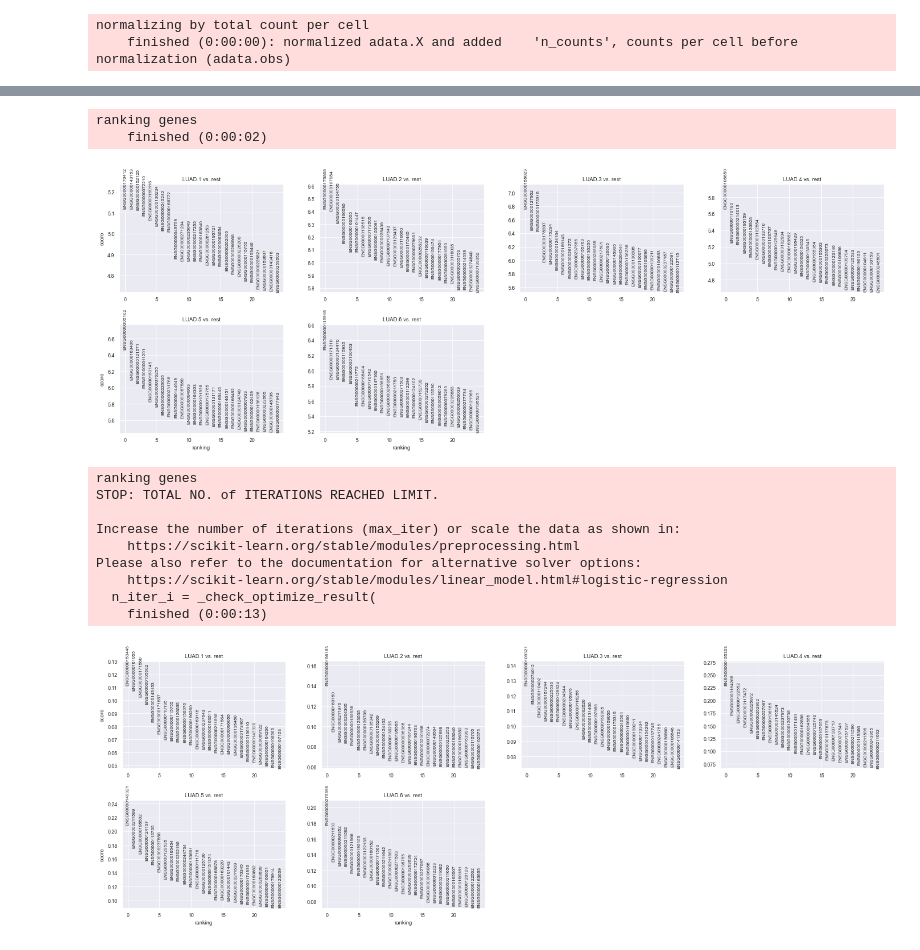
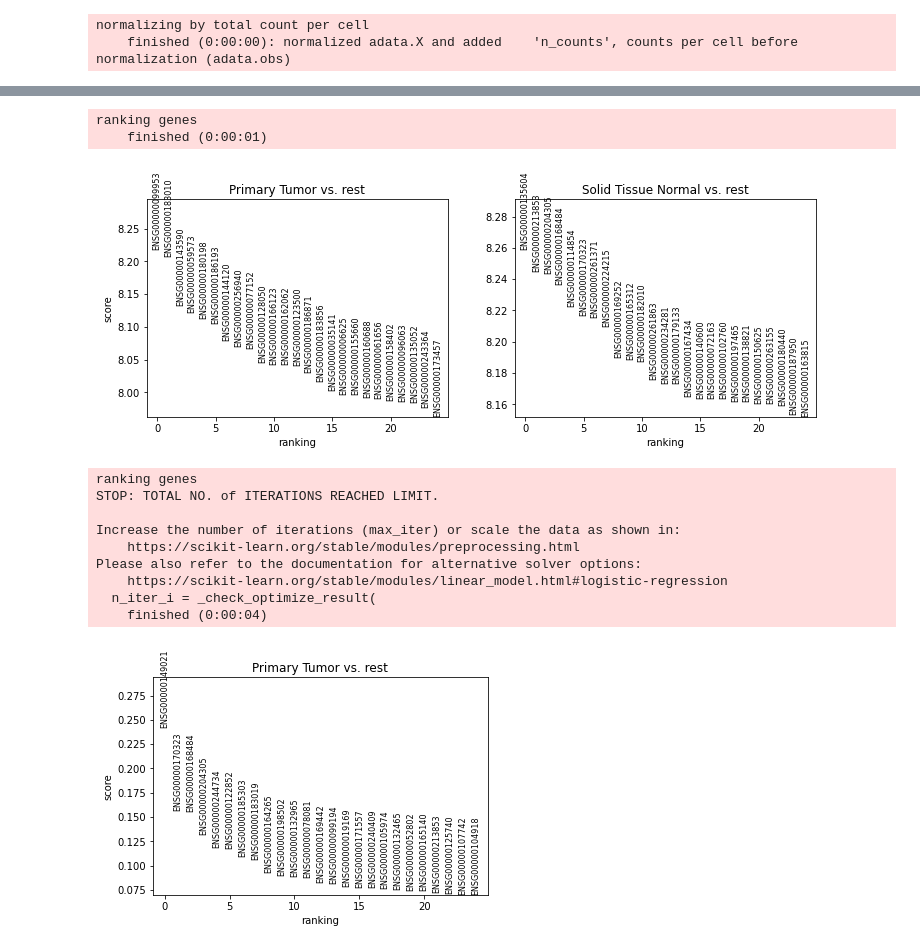
Before and after one commit to shreyaraghavendra/BoltBio, a Jupyter notebook: code/analysis/GE_analysis.ipynb, the cells around one changed output, grey strips where cells are left out. Saved outputs shown, nothing was run; the diff lists cells and outputs as text; code cells hidden in the pictures.

```diff
--- a/code/analysis/GE_analysis.ipynb
+++ b/code/analysis/GE_analysis.ipynb
@@ -44,12 +14,8 @@ We read a file *files_tcga.dat* obtained trough **gdc** API
 # %%
 df_files=pd.read_csv(f"{PATH_TO_UTILS}/files_tcga.dat", index_col=0)
 df_files=df_files.drop_duplicates("cases.0.submitter_id")
-df_files.sort_values('cases.0.submitter_id', inplace=True)
-
-df_files=df_files[df_files['cases.0.submitter_id'].isin(df_tcgabiolinks.index)]
 # %% [markdown]
 We append and merge the file from TCGA (gdc API) and the one from TCGA-Biolinks ([subtypes](https://bioconductor.org/packages/release/bioc/vignettes/TCGAbiolinks/inst/doc/subtypes.html))
 # %%
 df_files = df_files.reset_index().set_index('cases.0.submitter_id')
-df_files = df_files.transpose().append(df_tcgabiolinks.reindex(index=df_files.index).transpose()).transpose()
 # %%
@@ -193,12 +156,12 @@ ranking genes
 # %%
-sc.tl.rank_genes_groups(adata, 'Subtype_Selected', method='wilcoxon', key_added = "wilcoxon")
+sc.tl.rank_genes_groups(adata, 'type', method='wilcoxon', key_added = "wilcoxon")
 sc.pl.rank_genes_groups(adata, n_genes=25, sharey=False, key="wilcoxon")
 # %% [output]
 ranking genes
-    finished (0:00:02)
+    finished (0:00:01)
-[figure, old version]
+[figure, new version]
 # %%
-sc.tl.rank_genes_groups(adata, 'Subtype_Selected', method='logreg',key_added = "logreg")
+sc.tl.rank_genes_groups(adata, 'type', method='logreg',key_added = "logreg")
 sc.pl.rank_genes_groups(adata, n_genes=25, sharey=False, key = "logreg")
 # %% [output]
 ranking genes
@@ -209,6 +172,6 @@ Increase the number of iterations (max_iter) or scale the data as shown in:
 Please also refer to the documentation for alternative solver options:
     https://scikit-learn.org/stable/modules/linear_model.html#logistic-regression
   n_iter_i = _check_optimize_result(
-    finished (0:00:13)
+    finished (0:00:04)
-[figure, old version]
+[figure, new version]
 # %%
```
Also changed, not shown: parts of 17 cells of this notebook, 2 other files.
